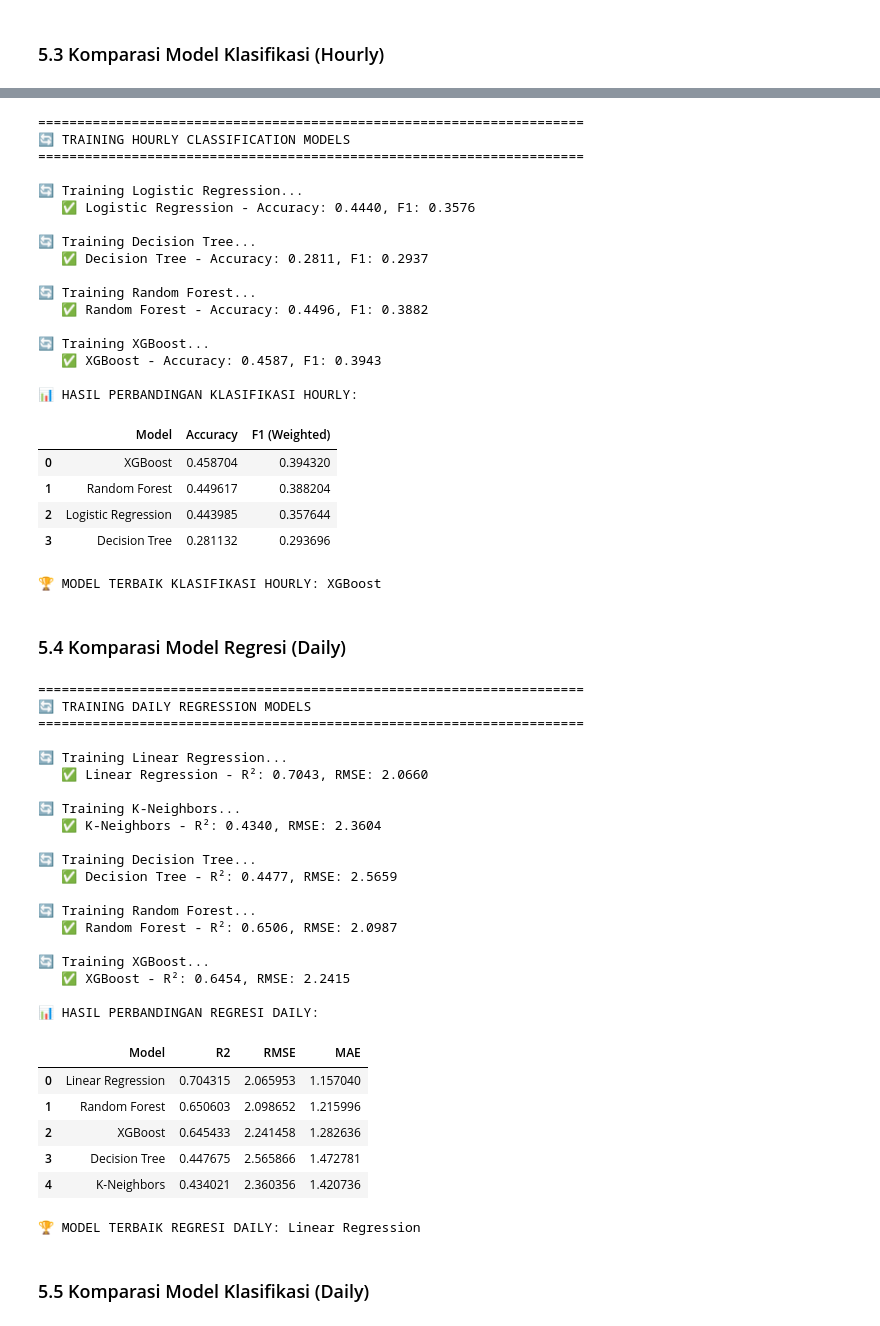
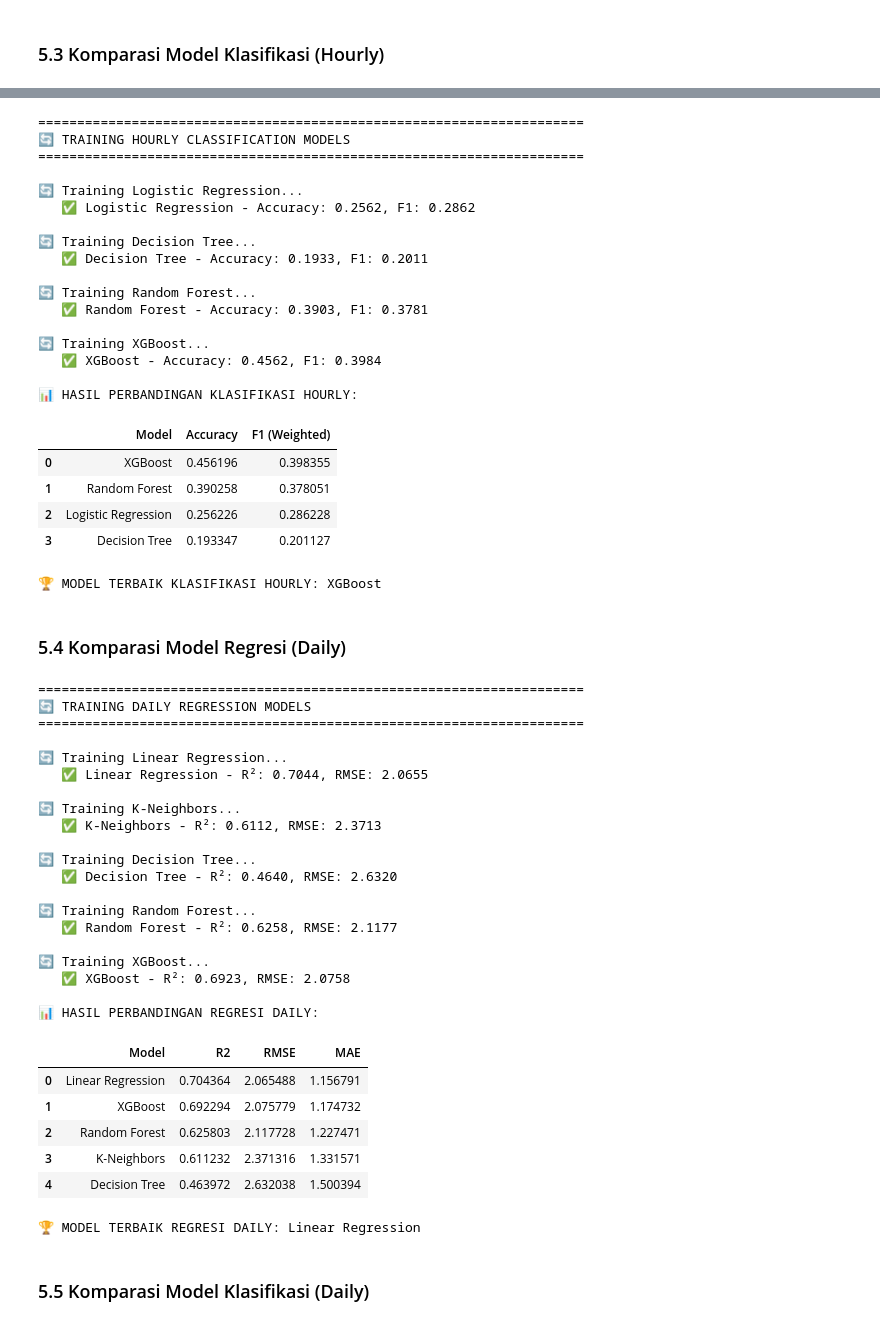
Before and after one commit to AzaniFatturFadhika/weather-iot, a Jupyter notebook: example_v2/model_training/model_selection.ipynb, the cells around one changed output, grey strips where cells are left out. Saved outputs shown, nothing was run; the diff lists cells and outputs as text; code cells hidden in the pictures.

Commit message:
feat: update model tuning

```diff
--- a/example_v2/model_training/model_selection.ipynb
+++ b/example_v2/model_training/model_selection.ipynb
@@ -713,7 +721,16 @@ hourly_clf_results = []
 
 for name, model in classification_models.items():
     print(f"\n🔄 Training {name}...")
-    model.fit(X_hourly_train, y_hourly_train_clf)
+    if XGBOOST_AVAILABLE and isinstance(model, XGBClassifier):
+        # Provide validation set so early_stopping_rounds works
+        model.fit(
+            X_hourly_train,
+            y_hourly_train_clf,
+            eval_set=[(X_hourly_test, y_hourly_test_clf)],
+            verbose=False
+        )
+    else:
+        model.fit(X_hourly_train, y_hourly_train_clf)
     y_pred = model.predict(X_hourly_test)
 
     accuracy = accuracy_score(y_hourly_test_clf, y_pred)
@@ -739,23 +756,23 @@ print(f"\n🏆 MODEL TERBAIK KLASIFIKASI HOURLY: {best_hourly_clf_model}")
 ======================================================================
 
 🔄 Training Logistic Regression...
-   ✅ Logistic Regression - Accuracy: 0.4440, F1: 0.3576
+   ✅ Logistic Regression - Accuracy: 0.2562, F1: 0.2862
 
 🔄 Training Decision Tree...
-   ✅ Decision Tree - Accuracy: 0.2811, F1: 0.2937
+   ✅ Decision Tree - Accuracy: 0.1933, F1: 0.2011
 
 🔄 Training Random Forest...
-   ✅ Random Forest - Accuracy: 0.4496, F1: 0.3882
+   ✅ Random Forest - Accuracy: 0.3903, F1: 0.3781
 
 🔄 Training XGBoost...
-   ✅ XGBoost - Accuracy: 0.4587, F1: 0.3943
+   ✅ XGBoost - Accuracy: 0.4562, F1: 0.3984
 
 📊 HASIL PERBANDINGAN KLASIFIKASI HOURLY:
 |  | Model | Accuracy | F1 (Weighted) |
-| 0 | XGBoost | 0.458704 | 0.394320 |
-| 1 | Random Forest | 0.449617 | 0.388204 |
-| 2 | Logistic Regression | 0.443985 | 0.357644 |
-| 3 | Decision Tree | 0.281132 | 0.293696 |
+| 0 | XGBoost | 0.456196 | 0.398355 |
+| 1 | Random Forest | 0.390258 | 0.378051 |
+| 2 | Logistic Regression | 0.256226 | 0.286228 |
+| 3 | Decision Tree | 0.193347 | 0.201127 |
 🏆 MODEL TERBAIK KLASIFIKASI HOURLY: XGBoost
 # %% [markdown]
 ### 5.4 Komparasi Model Regresi (Daily)
@@ -768,59 +785,59 @@ print("="*70)
 daily_reg_results = []
 
 # Re-initialize models
-regression_models_daily = {
-    'Linear Regression': LinearRegression(),
-    'K-Neighbors': KNeighborsRegressor(n_neighbors=5),
-    'Decision Tree': DecisionTreeRegressor(random_state=42, max_depth=10),
-    'Random Forest': RandomForestRegressor(n_estimators=100, random_state=42, n_jobs=-1),
-}
-if XGBOOST_AVAILABLE:
-    regression_models_daily['XGBoost'] = XGBRegressor(n_estimators=100, random_state=42, n_jobs=-1, verbosity=0)
+# regression_models_daily = {
+#     'Linear Regression': LinearRegression(),
+#     'K-Neighbors': KNeighborsRegressor(n_neighbors=5),
+#     'Decision Tree': DecisionTreeRegressor(random_state=42, max_depth=10),
+#     'Random Forest': RandomForestRegressor(n_estimators=100, random_state=42, n_jobs=-1),
+# }
+# if XGBOOST_AVAILABLE:
+#     regression_models_daily['XGBoost'] = XGBRegressor(n_estimators=100, random_state=42, n_jobs=-1, verbosity=0)
 
-for name, model in regression_models_daily.items():
+for name, model in regression_models.items():
     print(f"\n🔄 Training {name}...")
     model.fit(X_daily_train, y_daily_train_reg)
     y_pred = model.predict(X_daily_test)
 
     overall_metrics = evaluate_regression(y_daily_test_reg, y_pred)
     overall_metrics['Model'] = name
     daily_reg_results.append(overall_metrics)
 
     print(f"   ✅ {name} - R²: {overall_metrics['R2']:.4f}, RMSE: {overall_metrics['RMSE']:.4f}")
 
 df_daily_reg = pd.DataFrame(daily_reg_results).sort_values('R2', ascending=False)
 print("\n📊 HASIL PERBANDINGAN REGRESI DAILY:")
 display(df_daily_reg[['Model', 'R2', 'RMSE', 'MAE']].reset_index(drop=True))
 
 best_daily_reg_model = df_daily_reg.iloc[0]['Model']
 print(f"\n🏆 MODEL TERBAIK REGRESI DAILY: {best_daily_reg_model}")
 # %% [output]
 ======================================================================
 🔄 TRAINING DAILY REGRESSION MODELS
 ======================================================================
 
 🔄 Training Linear Regression...
-   ✅ Linear Regression - R²: 0.7043, RMSE: 2.0660
+   ✅ Linear Regression - R²: 0.7044, RMSE: 2.0655
 
 🔄 Training K-Neighbors...
-   ✅ K-Neighbors - R²: 0.4340, RMSE: 2.3604
+   ✅ K-Neighbors - R²: 0.6112, RMSE: 2.3713
 
 🔄 Training Decision Tree...
-   ✅ Decision Tree - R²: 0.4477, RMSE: 2.5659
+   ✅ Decision Tree - R²: 0.4640, RMSE: 2.6320
 
 🔄 Training Random Forest...
-   ✅ Random Forest - R²: 0.6506, RMSE: 2.0987
+   ✅ Random Forest - R²: 0.6258, RMSE: 2.1177
 
 🔄 Training XGBoost...
-   ✅ XGBoost - R²: 0.6454, RMSE: 2.2415
+   ✅ XGBoost - R²: 0.6923, RMSE: 2.0758
 
 📊 HASIL PERBANDINGAN REGRESI DAILY:
 |  | Model | R2 | RMSE | MAE |
-| 0 | Linear Regression | 0.704315 | 2.065953 | 1.157040 |
-| 1 | Random Forest | 0.650603 | 2.098652 | 1.215996 |
-| 2 | XGBoost | 0.645433 | 2.241458 | 1.282636 |
-| 3 | Decision Tree | 0.447675 | 2.565866 | 1.472781 |
-| 4 | K-Neighbors | 0.434021 | 2.360356 | 1.420736 |
+| 0 | Linear Regression | 0.704364 | 2.065488 | 1.156791 |
+| 1 | XGBoost | 0.692294 | 2.075779 | 1.174732 |
+| 2 | Random Forest | 0.625803 | 2.117728 | 1.227471 |
+| 3 | K-Neighbors | 0.611232 | 2.371316 | 1.331571 |
+| 4 | Decision Tree | 0.463972 | 2.632038 | 1.500394 |
 🏆 MODEL TERBAIK REGRESI DAILY: Linear Regression
 # %% [markdown]
 ### 5.5 Komparasi Model Klasifikasi (Daily)
```
Also changed, not shown: parts of 24 cells of this notebook.
